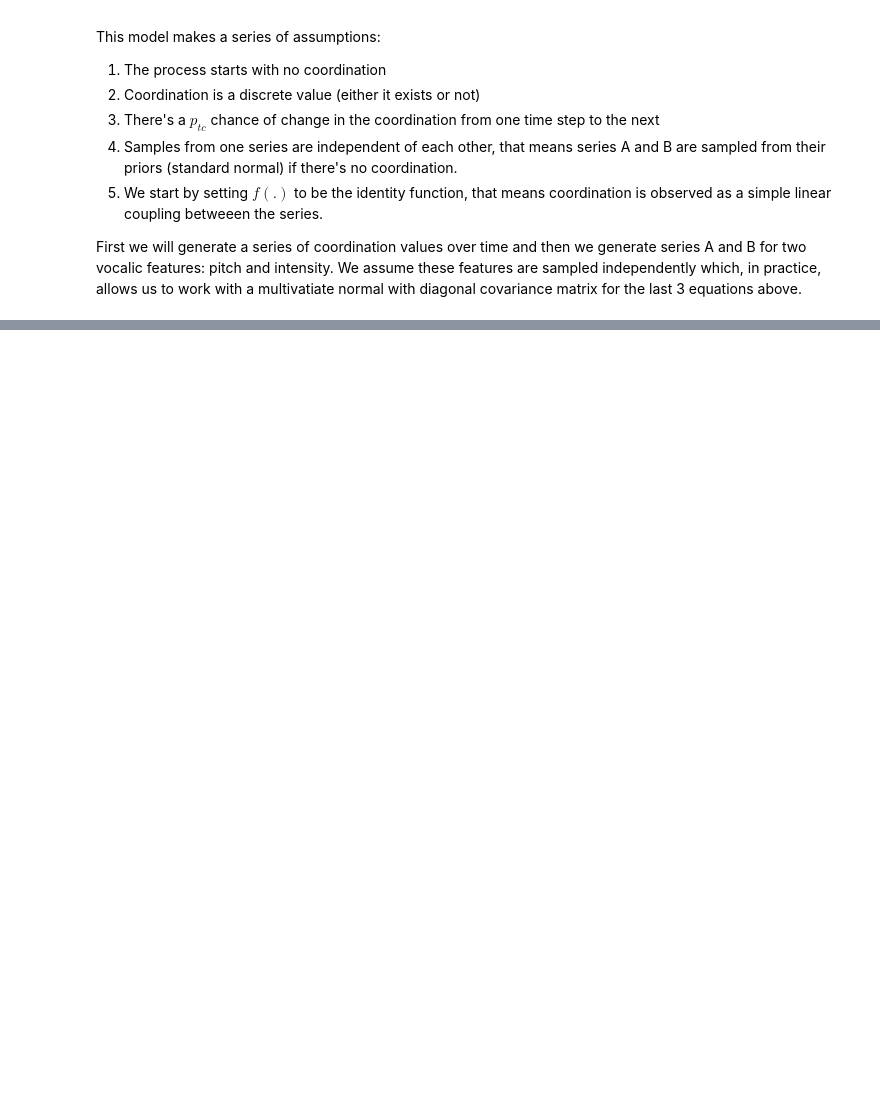
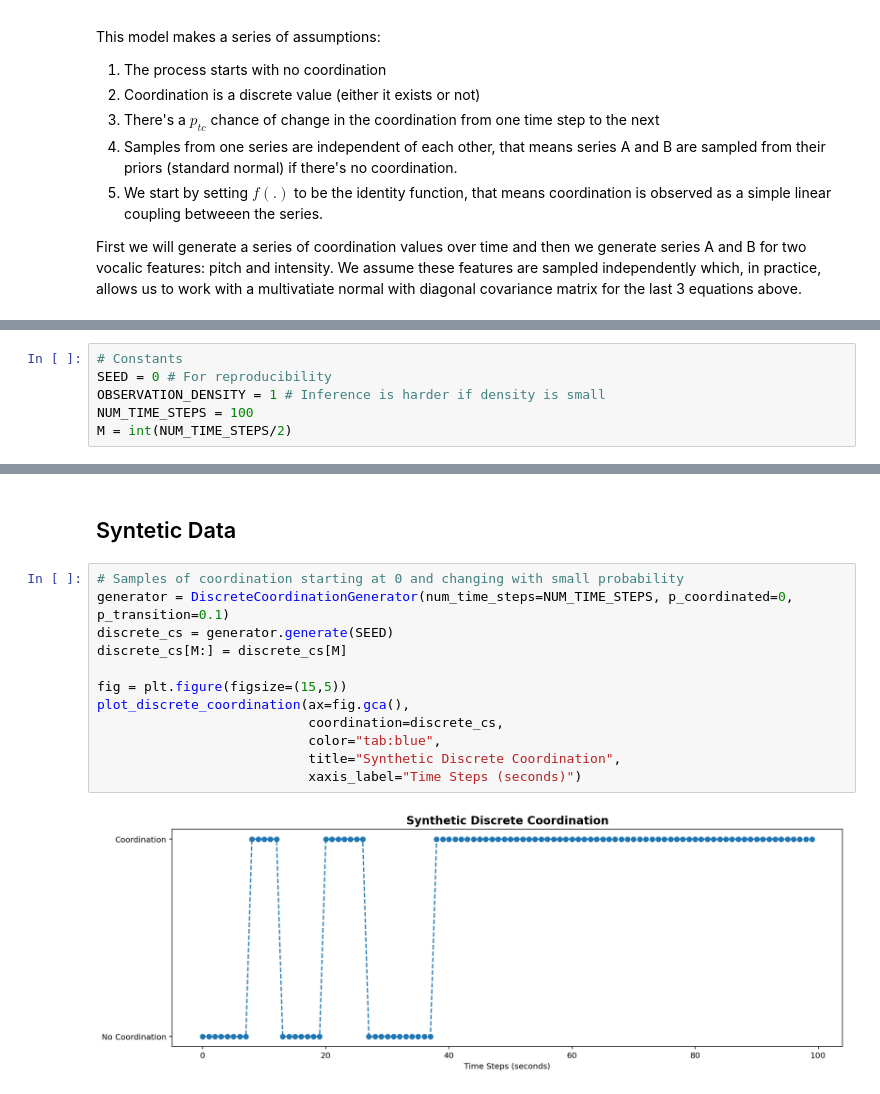
Before and after one commit to paulosoaresua/tomcat-coordination_analysis, a Jupyter notebook: notebooks/Coordination Model - Vocalics Component (Hard Coupling).ipynb, the cells around one changed output, grey strips where cells are left out. Saved outputs shown, nothing was run; the diff lists cells and outputs as text; blank space fills up the shorter version.

Commit message:
Refactored inference and discrete coordination notebook

```diff
--- a/notebooks/Coordination Model - Vocalics Component (Hard Coupling).ipynb
+++ b/notebooks/Coordination Model - Vocalics Component (Hard Coupling).ipynb
@@ -97,0 +54,6 @@ Text(0.5, 1.0, 'Synthetic Intensity')
+# %%
+# Constants
+SEED = 0 # For reproducibility
+OBSERVATION_DENSITY = 1 # Inference is harder if density is small
+NUM_TIME_STEPS = 100
+M = int(NUM_TIME_STEPS/2)
@@ -97,0 +90,16 @@ Text(0.5, 1.0, 'Synthetic Intensity')
+# %% [markdown]
+## Syntetic Data
+# %%
+# Samples of coordination starting at 0 and changing with small probability
+generator = DiscreteCoordinationGenerator(num_time_steps=NUM_TIME_STEPS, p_coordinated=0, p_transition=0.1)
+discrete_cs = generator.generate(SEED)
+discrete_cs[M:] = discrete_cs[M]
+
+fig = plt.figure(figsize=(15,5))
+plot_discrete_coordination(ax=fig.gca(),
+                           coordination=discrete_cs,
+                           color="tab:blue",
+                           title="Synthetic Discrete Coordination",
+                           xaxis_label="Time Steps (seconds)")
+# %% [output]
+[figure, added]
```
Also changed, not shown: parts of 10 cells of this notebook, 8 other files.
